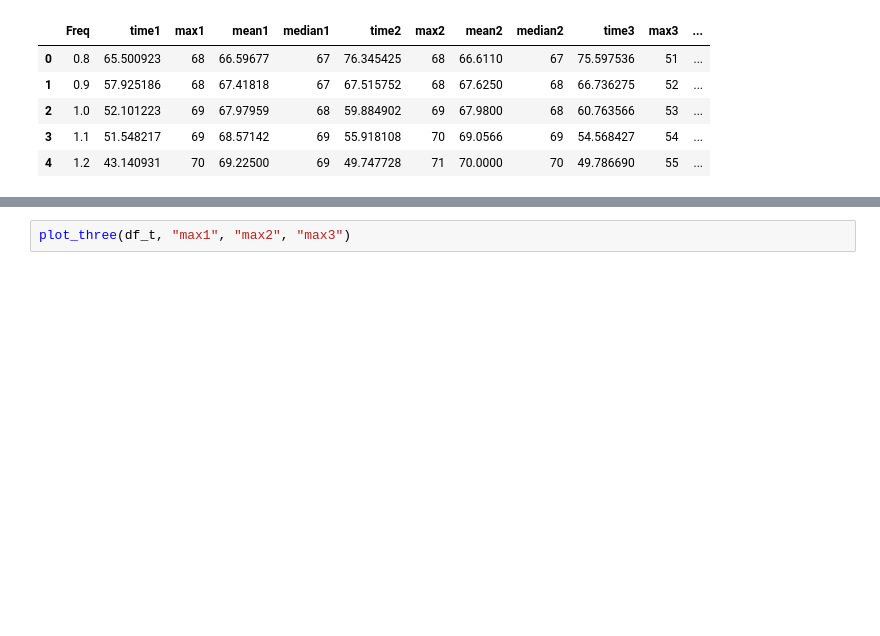
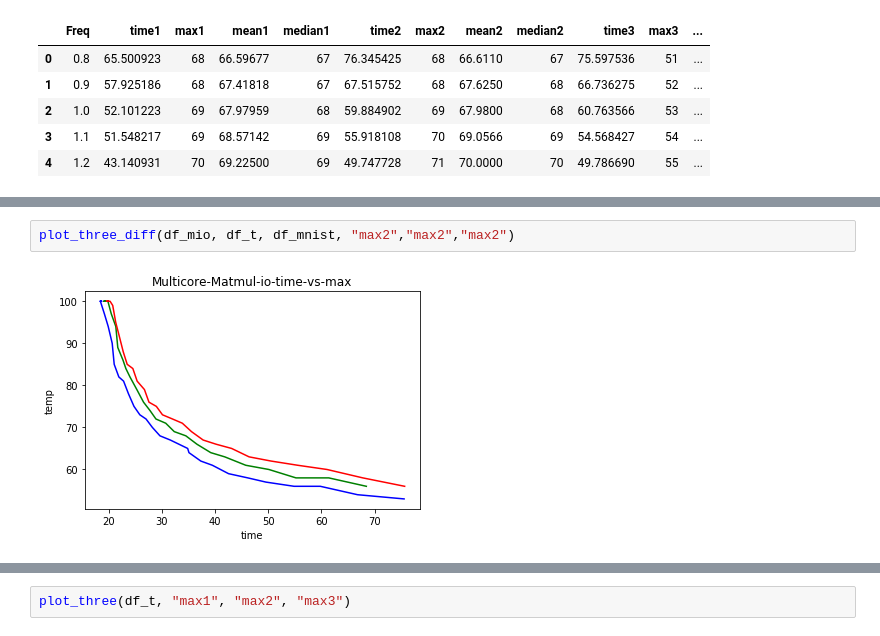
Before and after one commit to Heronalps/Sparta, a Jupyter notebook: micro-benchmarks/python/time-vs-max-plot.ipynb, the cells around one changed output, grey strips where cells are left out. Cells and saved outputs as stored; diff of their text form; blank space fills up the shorter version.

```diff
--- a/micro-benchmarks/python/time-vs-max-plot.ipynb
+++ b/micro-benchmarks/python/time-vs-max-plot.ipynb
@@ -44,0 +94,4 @@ def plot_three(df, header1, header2, header3):
+# %%
+plot_three_diff(df_mio, df_t, df_mnist, "max2","max2","max2")
+# %% [output]
+[figure, added]
```
Also changed, not shown: parts of 39 cells of this notebook, 6 other files.
